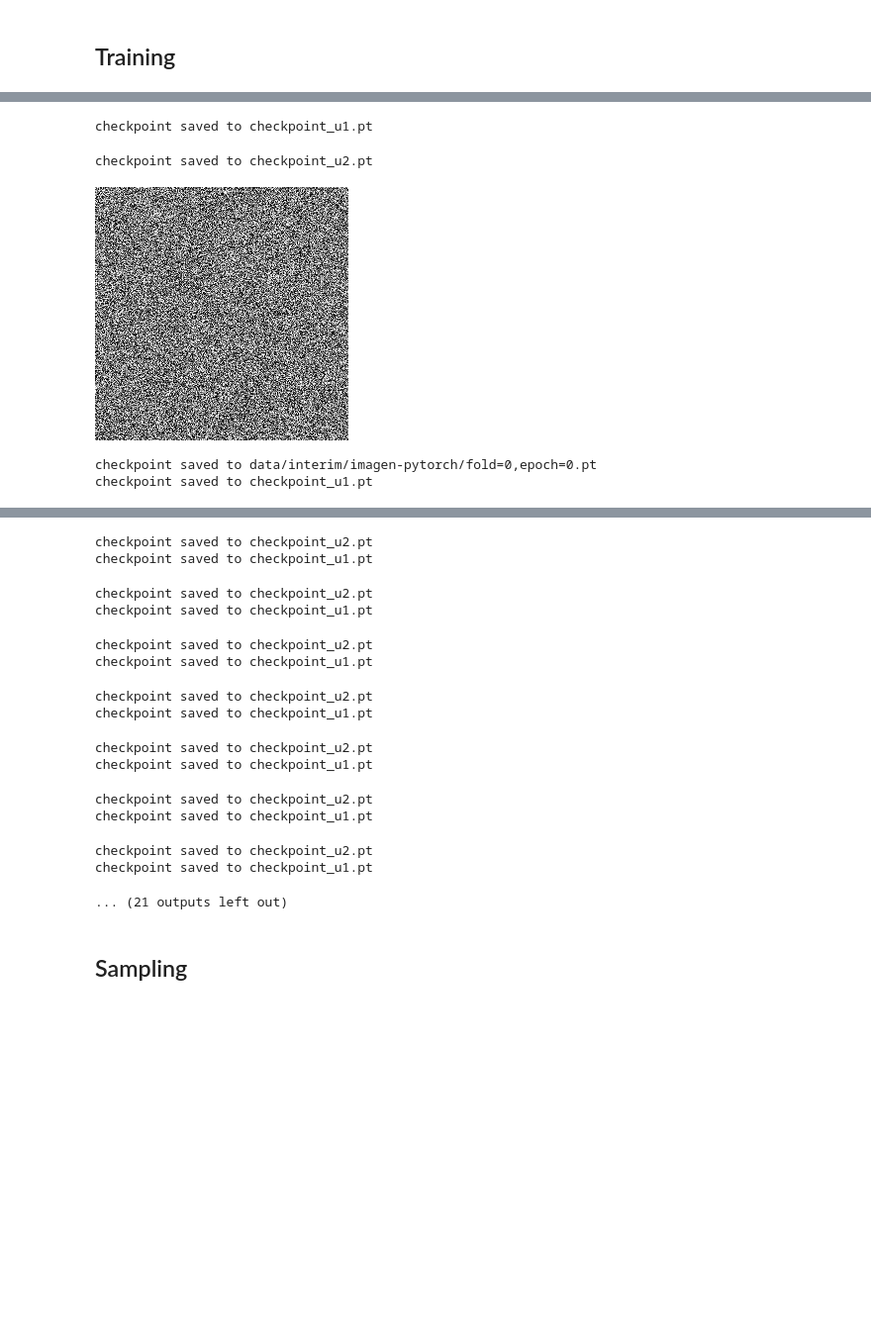
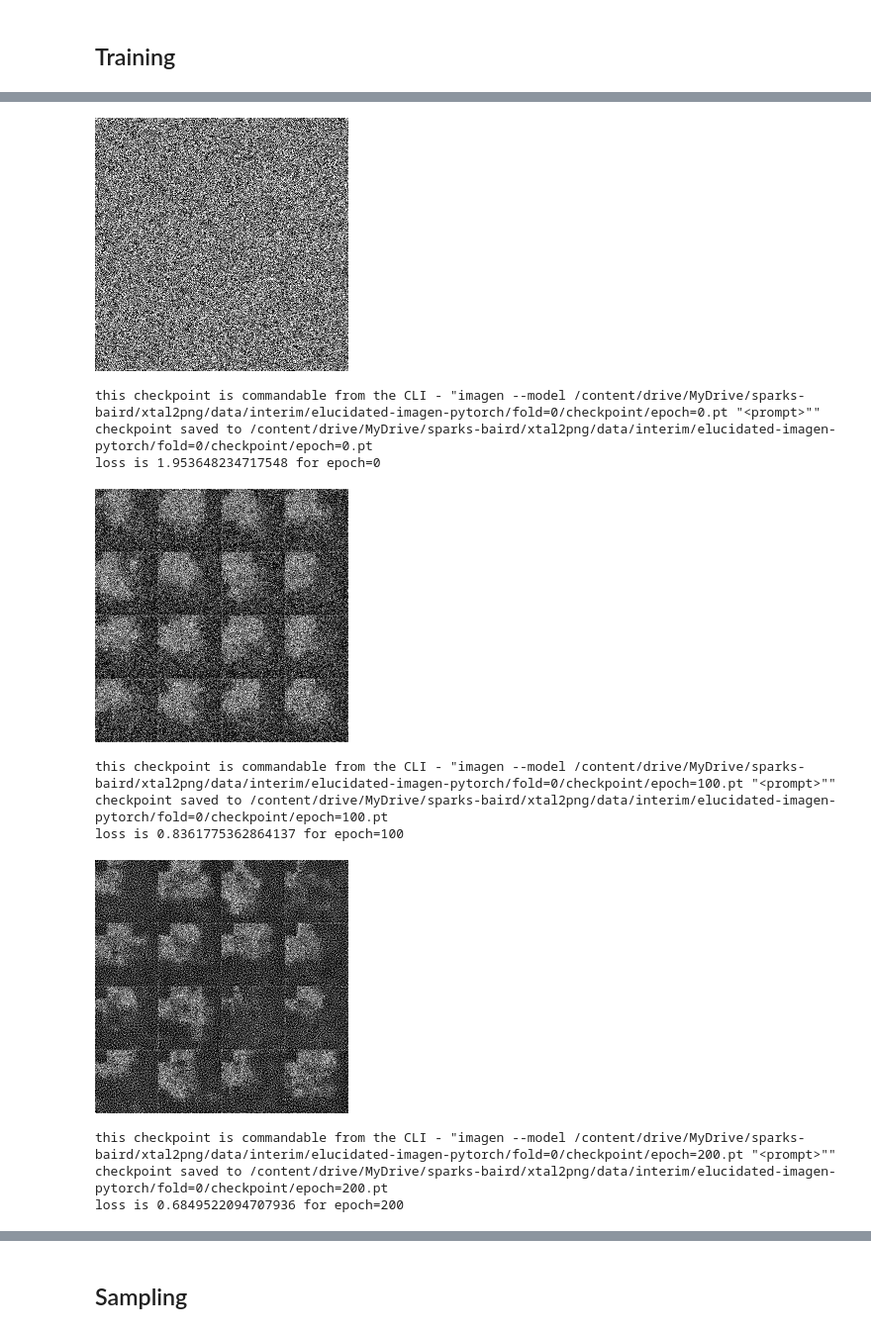
Before and after one commit to sparks-baird/xtal2png, a Jupyter notebook: notebooks/3.1-imagen-pytorch.ipynb, the cells around one changed output, grey strips where cells are left out. Shown at 99% size. Saved outputs shown, nothing was run; the diff lists cells and outputs as text; code cells hidden in the pictures; blank space fills up the shorter version.

```diff
--- a/notebooks/3.1-imagen-pytorch.ipynb
+++ b/notebooks/3.1-imagen-pytorch.ipynb
@@ -138,11 +154,19 @@ else:
 # %%
 results_folder = path.join(
+    gdrive_dir,
     "data",
     "interim",
-    "imagen-pytorch",
+    "elucidated-imagen-pytorch",
     f"fold={fold}",
     # str(uuid4())[0:4],
 )
 
-Path(results_folder).mkdir(exist_ok=True, parents=True)
-Path(path.join(results_folder, "checkpoint")).mkdir(exist_ok=True, parents=True)
+checkpoint_folder = path.join(results_folder, "checkpoint")
+Path(checkpoint_folder).mkdir(exist_ok=True, parents=True)
+# %%
+from glob import glob
+
+files = glob(path.join(checkpoint_folder, "epoch=*.pt"))
+checkpoint_epochs = [int(Path(file).stem.split("epoch=")[-1]) for file in files]
+latest_chkpt_num = max(checkpoint_epochs) if len(checkpoint_epochs) > 0 else 0
+latest_chkpt_num
@@ -171,3 +213,7 @@ The base dimension of your u-net should ideally be no smaller than 128, as recom
+# %%
+tmppath = path.join(results_folder, f"nvidia-smi-instantiated-checkpoint-{latest_chkpt_num}.txt")
+with open(tmppath, "w") as f:
+  f.write(nvidia_smi_output_instantiated.stdout)
 # %%
 !nvidia-smi
 # %% [output]
@@ -189,30 +235,45 @@ Fri Aug 19 20:56:51 2022
 |=============================================================================|
 +-----------------------------------------------------------------------------+
 # %%
-%%time
 # capture the tqdm output (which keeps printing newlines) to avoid Colab crash
 from IPython.utils import io
+import pandas as pd
+
 # train each unet in concert, or separately (recommended) to completion
 l_arr = [[],[]]
 
-with tqdm(total=epochs) as pbar:
-  for epoch in range(epochs):
+with tqdm(initial=latest_chkpt_num, total=epochs) as pbar:
+  for epoch in range(latest_chkpt_num, epochs):
     for u in (1, 2):
       with io.capture_output() as captured:
         loss = trainer(training_images, unet_number=u, max_batch_size=max_batch_size)
         trainer.update(unet_number=u)
+        trainer.save('./checkpoint.pt') # for switching back-and-forth b/t unets
+        imagen = load_imagen_from_checkpoint('./checkpoint.pt')
+        trainer = ImagenTrainer(imagen)
       l_arr[u-1].append(loss)
-      trainer.save(f'checkpoint_u{u}.pt')
     pbar.update()
-    if epoch % checkpoint_rate == 0:
+    if (epoch % checkpoint_rate == 0) or (epoch == epochs - 1):
       with io.capture_output() as captured:
         images = trainer.sample(batch_size=16, return_pil_images=True)
-      display(image_grid(images, 4, 4))
-      if not math.isnan(loss):
-        trainer.save(results_folder + f",epoch={epoch}.pt")
+
+      grid = image_grid(images, 4, 4)
+      display(grid)
+      grid.save(path.join(checkpoint_folder, f"sample_4x4,epoch={epoch}.png"))
+      # if not math.isnan(loss) and (epoch != epochs - 1):
+      trainer.save(path.join(checkpoint_folder, f"epoch={epoch}.pt"))
+      pd.DataFrame(dict(u1=l_arr[0], u2=l_arr[1])).to_csv(path.join(checkpoint_folder, f"loss_epoch={epoch}.csv"), index=False)
+      print(f"loss is {loss} for epoch={epoch}")
 # %% [output]
+[figure, new version]
-checkpoint saved to checkpoint_u1.pt
+this checkpoint is commandable from the CLI - "imagen --model /content/drive/MyDrive/sparks-baird/xtal2png/data/interim/elucidated-imagen-pytorch/fold=0/checkpoint/epoch=0.pt "<prompt>""
+checkpoint saved to /content/drive/MyDrive/sparks-baird/xtal2png/data/interim/elucidated-imagen-pytorch/fold=0/checkpoint/epoch=0.pt
+loss is 1.953648234717548 for epoch=0
+[figure, added]
-checkpoint saved to checkpoint_u2.pt
+this checkpoint is commandable from the CLI - "imagen --model /content/drive/MyDrive/sparks-baird/xtal2png/data/interim/elucidated-imagen-pytorch/fold=0/checkpoint/epoch=100.pt "<prompt>""
+checkpoint saved to /content/drive/MyDrive/sparks-baird/xtal2png/data/interim/elucidated-imagen-pytorch/fold=0/checkpoint/epoch=100.pt
+loss is 0.8361775362864137 for epoch=100
-[figure, old version]
+[figure, added]
-checkpoint saved to data/interim/imagen-pytorch/fold=0,epoch=0.pt
-checkpoint saved to checkpoint_u1.pt
+this checkpoint is commandable from the CLI - "imagen --model /content/drive/MyDrive/sparks-baird/xtal2png/data/interim/elucidated-imagen-pytorch/fold=0/checkpoint/epoch=200.pt "<prompt>""
+checkpoint saved to /content/drive/MyDrive/sparks-baird/xtal2png/data/interim/elucidated-imagen-pytorch/fold=0/checkpoint/epoch=200.pt
+loss is 0.6849522094707936 for epoch=200
@@ -221,18 +284,3 @@ checkpoint saved to checkpoint_u1.pt
-checkpoint saved to checkpoint_u2.pt
-checkpoint saved to checkpoint_u1.pt
-checkpoint saved to checkpoint_u2.pt
-checkpoint saved to checkpoint_u1.pt
-checkpoint saved to checkpoint_u2.pt
-checkpoint saved to checkpoint_u1.pt
-checkpoint saved to checkpoint_u2.pt
-checkpoint saved to checkpoint_u1.pt
-checkpoint saved to checkpoint_u2.pt
-checkpoint saved to checkpoint_u1.pt
-checkpoint saved to checkpoint_u2.pt
-checkpoint saved to checkpoint_u1.pt
-checkpoint saved to checkpoint_u2.pt
-checkpoint saved to checkpoint_u1.pt
-... (21 outputs left out)
 # %% [markdown]
 ## Sampling
 # %%
```
Also changed, not shown: parts of 27 cells of this notebook.
